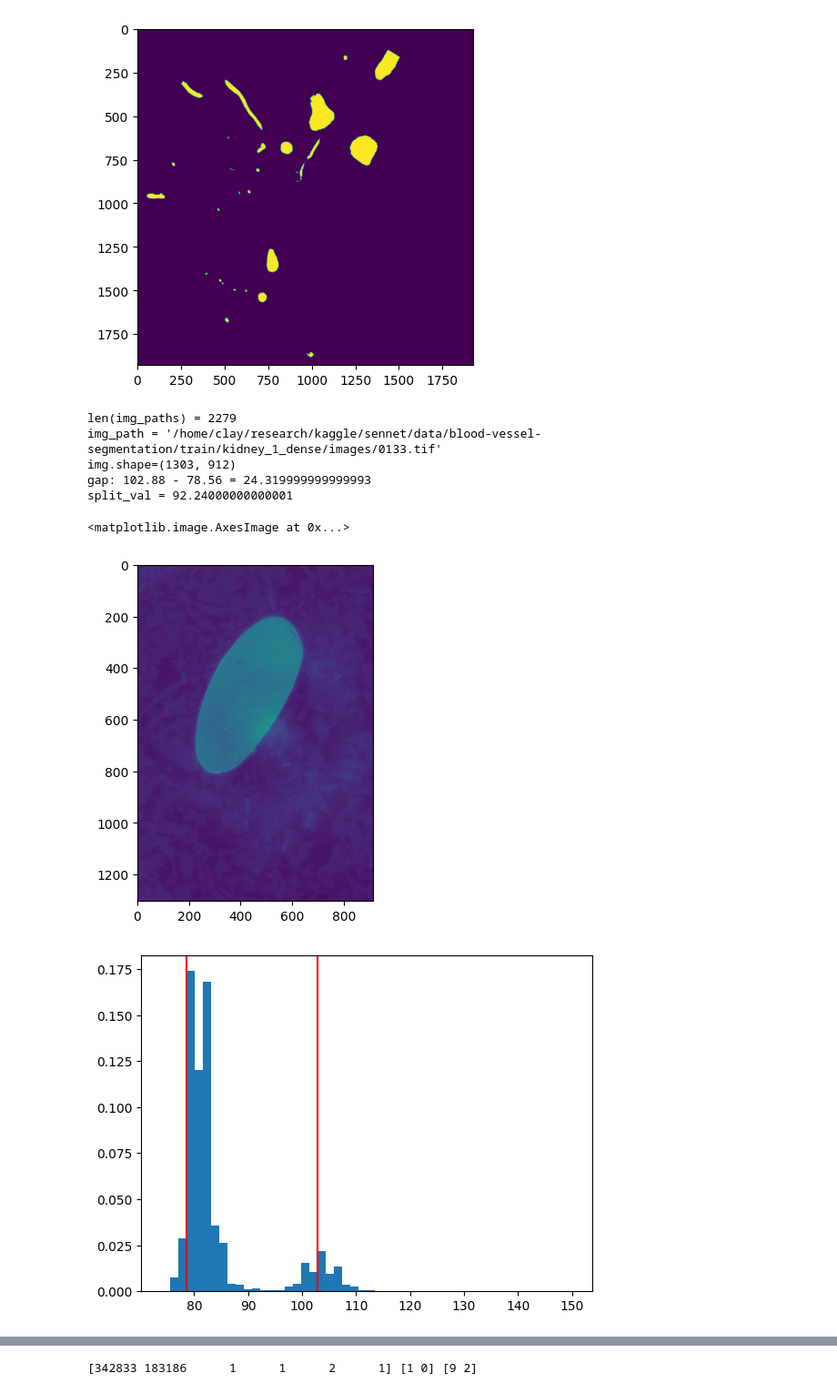
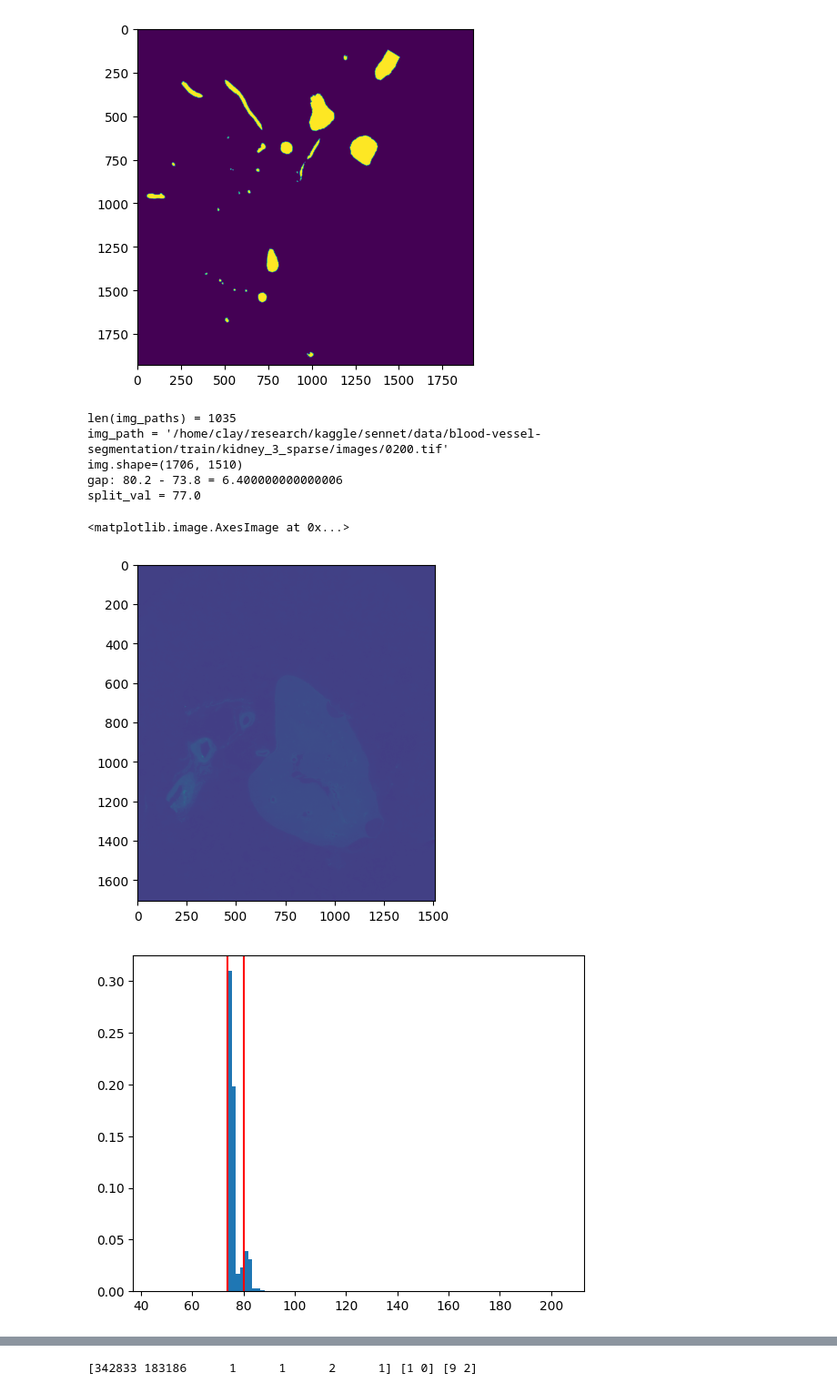
Before and after one commit to viktorcikojevic/kaggle_sennet, a Jupyter notebook: notebooks/foreground_splitter.ipynb, the cells around one changed output, grey strips where cells are left out. Shown at 91% size. Saved outputs shown, nothing was run; the diff lists cells and outputs as text; code cells hidden in the pictures.

```diff
--- a/notebooks/foreground_splitter.ipynb
+++ b/notebooks/foreground_splitter.ipynb
@@ -50,12 +50,13 @@ import cv2
 from pathlib import Path
 from sklearn.mixture import GaussianMixture
 # %%
-dir_name = "kidney_1_dense"
-# dir_name = "kidney_3_sparse"
+# dir_name = "kidney_1_dense"
+dir_name = "kidney_3_sparse"
 img_paths = sorted(list(Path(f"/home/clay/research/kaggle/sennet/data/blood-vessel-segmentation/train/{dir_name}/images").glob("*")))
 print(f"{len(img_paths) = }")
-i = 133
-# i = 100
+# i = 550
+i = 200
+# i = 80
 img_path = str(img_paths[i])
 print(f"{img_path = }")
 
@@ -68,7 +69,8 @@ plt.figure()
 plt.imshow(img)
 
 flattened_img = img.ravel()
-n_bins = min(len(np.unique(img)), 50)
+# n_bins = min(len(np.unique(img)), 100)
+n_bins = 100
 plt.figure()
 _ = plt.hist(flattened_img, bins=n_bins, density=True)
 
@@ -77,43 +79,44 @@ _ = plt.hist(flattened_img, bins=n_bins, density=True)
 # for m in gmm.means_:
     # plt.axvline(m, color="red")
 bin_freq, bin_edges = np.histogram(flattened_img, bins=n_bins, density=True)
-all_peaks, _ = scipy.signal.find_peaks(bin_freq, distance=5/(bin_edges[1]-bin_edges[0]))
+all_peaks, _ = scipy.signal.find_peaks(bin_freq, distance=max(1, 3/(bin_edges[1]-bin_edges[0])))
 peak_heights = bin_freq[all_peaks]
 tallest_peak_indices = np.argsort(peak_heights)[-2:]
 peaks = all_peaks[tallest_peak_indices]
 sorted_means = np.sort(bin_edges[peaks])
 
 for m in sorted_means:
     plt.axvline(m, color="red")
 
 # sorted_means = sorted(gmm.means_)
 idx0 = np.argmin(np.abs(bin_edges - sorted_means[0]))
 idx1 = np.argmin(np.abs(bin_edges - sorted_means[1]))
-split_val = bin_edges[np.argmin(bin_freq[idx0: idx1]) + idx0]
+# split_val = bin_edges[np.argmin(bin_freq[idx0: idx1]) + idx0]
+split_val = bin_edges[idx0]*0.5 + bin_edges[idx1]*0.5
 print(f"gap: {bin_edges[idx1]} - {bin_edges[idx0]} = {bin_edges[idx1] - bin_edges[idx0]}")
 print(f"{split_val = }")
 
 thr = split_val
 mask = ((img > thr) * 255).astype(np.uint8)
 plt.figure(figsize=(20, 10))
 plt.imshow(mask)
 
 kernel_size = 3
 mask = cv2.morphologyEx(mask, cv2.MORPH_OPEN, np.ones((kernel_size, kernel_size), np.uint8))
 
 mask = mask > 0
 mask[0, 0] = 0  # just to trigger the plt gradient
 
 plt.figure()
 plt.imshow(mask)
 plt.figure()
 plt.imshow(np.clip(img + 100 * mask, 0, 255))
 # %% [output]
-len(img_paths) = 2279
-img_path = '/home/clay/research/kaggle/sennet/data/blood-vessel-segmentation/train/kidney_1_dense/images/0133.tif'
-img.shape=(1303, 912)
-gap: 102.88 - 78.56 = 24.319999999999993
-split_val = 92.24000000000001
+len(img_paths) = 1035
+img_path = '/home/clay/research/kaggle/sennet/data/blood-vessel-segmentation/train/kidney_3_sparse/images/0200.tif'
+img.shape=(1706, 1510)
+gap: 80.2 - 73.8 = 6.400000000000006
+split_val = 77.0
 <matplotlib.image.AxesImage at 0x...>
-[figure, old version]
+[figure, new version]
-[figure, old version]
+[figure, new version]
```
Also changed, not shown: parts of 3 cells of this notebook, 17 other files.
